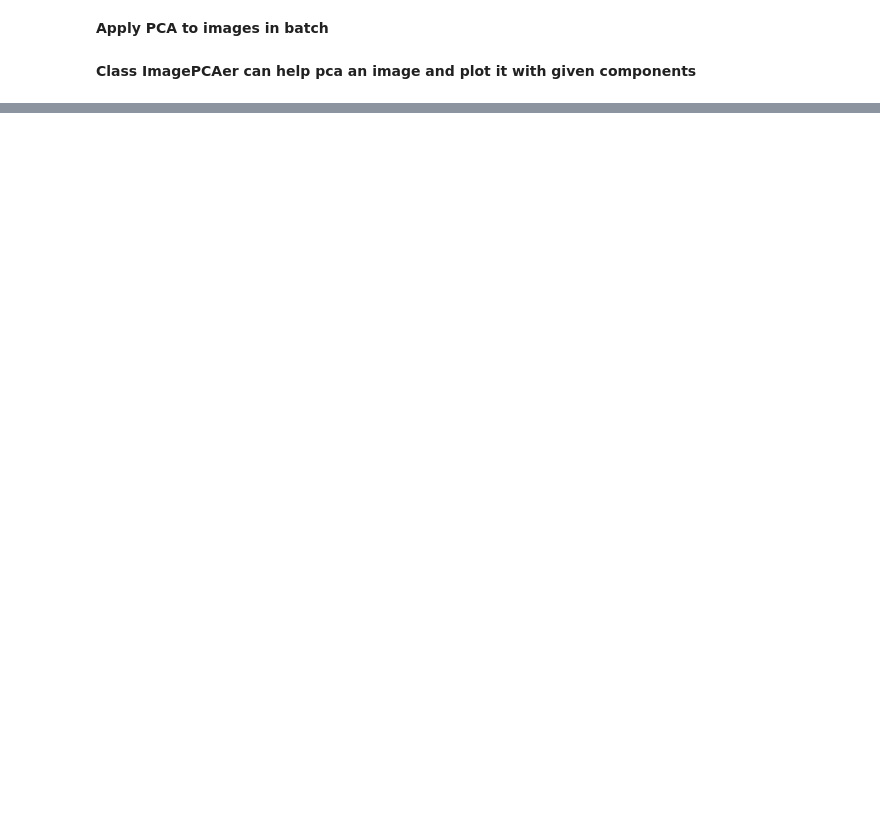
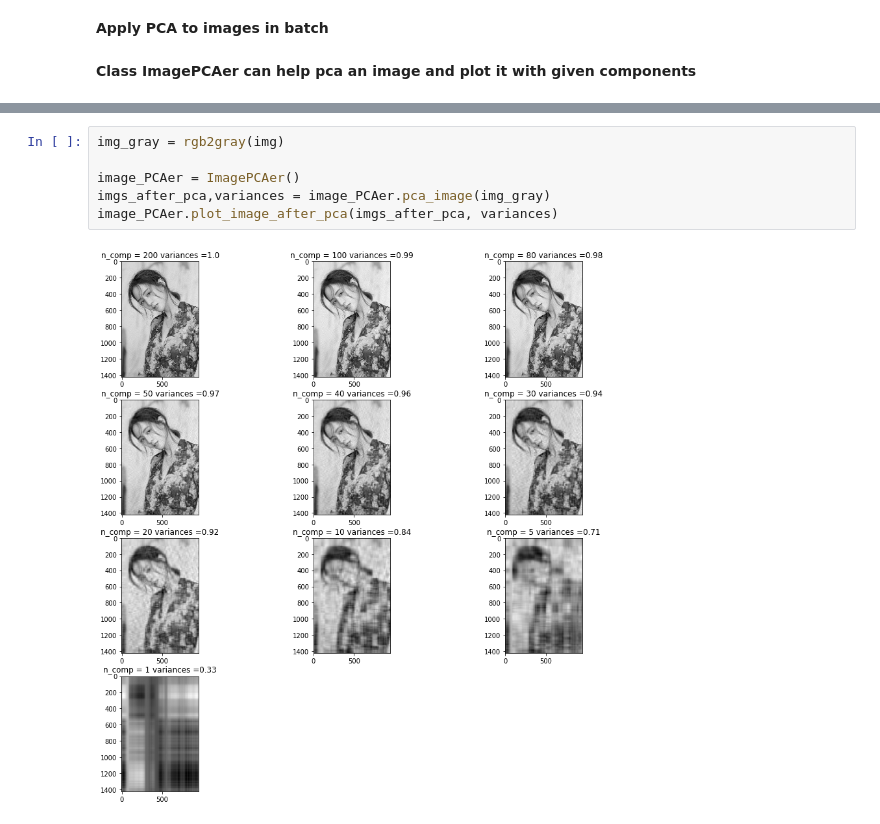
Before and after one commit to GuoquanXing/Python_ML, a Jupyter notebook: PCA.ipynb, the cells around one changed output, grey strips where cells are left out. Saved outputs shown, nothing was run; the diff lists cells and outputs as text; blank space fills up the shorter version.

```diff
--- a/PCA.ipynb
+++ b/PCA.ipynb
@@ -107,3 +127,11 @@ class ImagePCAer:
             plt.imshow(imgs_after_pca[i-1], cmap="gray")
+# %%
+img_gray = rgb2gray(img)
+
+image_PCAer = ImagePCAer()
+imgs_after_pca,variances = image_PCAer.pca_image(img_gray)
+image_PCAer.plot_image_after_pca(imgs_after_pca, variances)
+# %% [output]
+[figure, added]
 # %%
 # image to be PCAed
```
Also changed, not shown: parts of 7 cells of this notebook.
